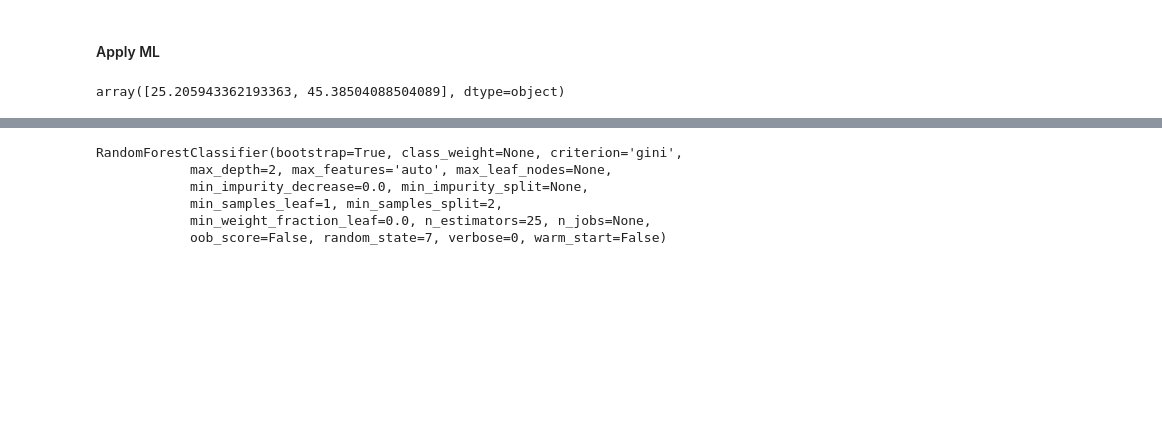
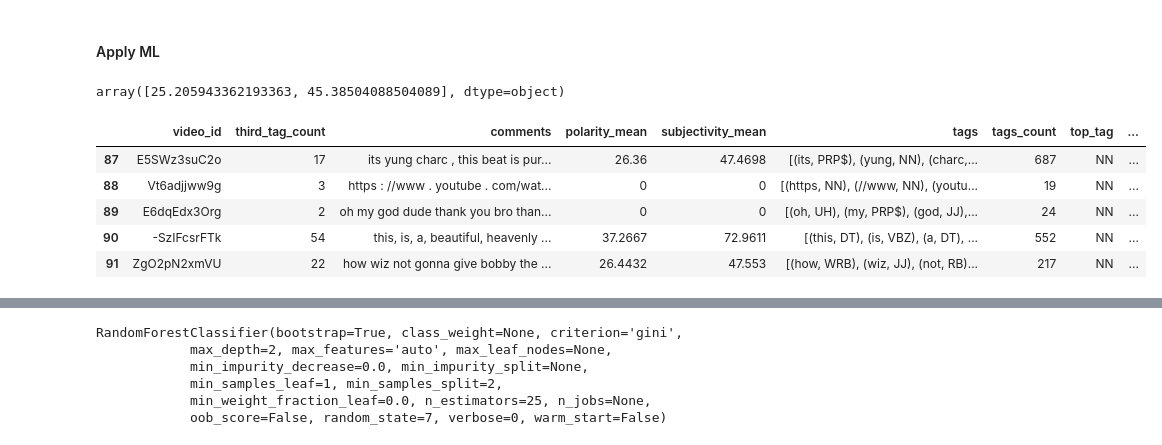
Before and after one commit to labs12-music-stream-selector/DS, a Jupyter notebook: NLP-videos-comments.ipynb, the cells around one changed output, grey strips where cells are left out. Drawn from its saved outputs; the diff is of its cells as text; code cells hidden in the pictures; blank space fills up the shorter version.

```diff
--- a/NLP-videos-comments.ipynb
+++ b/NLP-videos-comments.ipynb
@@ -301,3 +299,12 @@ array([25.205943362193363, 45.38504088504089], dtype=object)
+# %%
+analysis_df.tail()
+# %% [output]
+|  | video_id | third_tag_count | comments | polarity_mean | subjectivity_mean | tags | tags_count | top_tag | ... |
+| 87 | E5SWz3suC2o | 17 | its yung charc , this beat is pur... | 26.36 | 47.4698 | [(its, PRP$), (yung, NN), (charc,... | 687 | NN | ... |
+| 88 | Vt6adjjww9g | 3 | https : //www . youtube . com/wat... | 0 | 0 | [(https, NN), (//www, NN), (youtu... | 19 | NN | ... |
+| 89 | E6dqEdx3Org | 2 | oh my god dude thank you bro than... | 0 | 0 | [(oh, UH), (my, PRP$), (god, JJ),... | 24 | NN | ... |
+| 90 | -SzIFcsrFTk | 54 | this, is, a, beautiful, heavenly ... | 37.2667 | 72.9611 | [(this, DT), (is, VBZ), (a, DT), ... | 552 | NN | ... |
+| 91 | ZgO2pN2xmVU | 22 | how wiz not gonna give bobby the ... | 26.4432 | 47.553 | [(how, WRB), (wiz, JJ), (not, RB)... | 217 | NN | ... |
 # %%
 # Next, define features for X, and target for y
 # And split data into training and test sets
```
Also changed, not shown: parts of 67 cells of this notebook.
